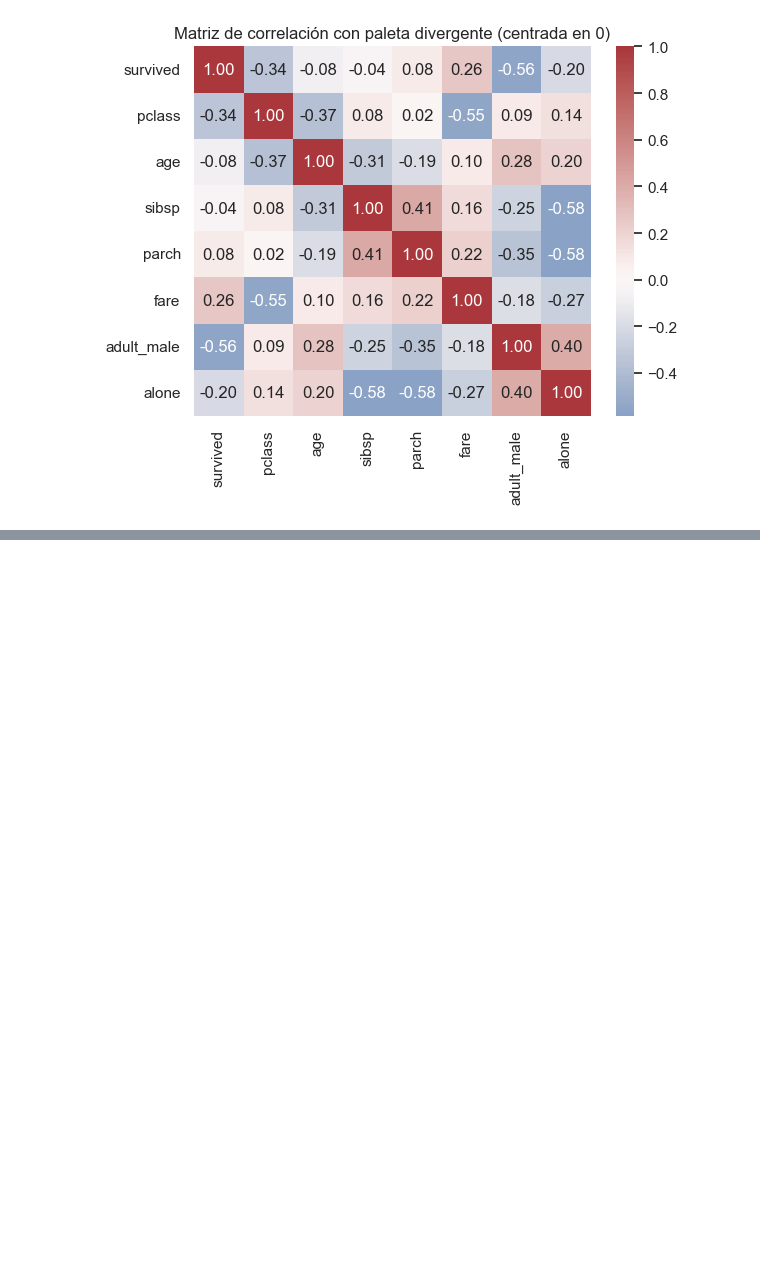
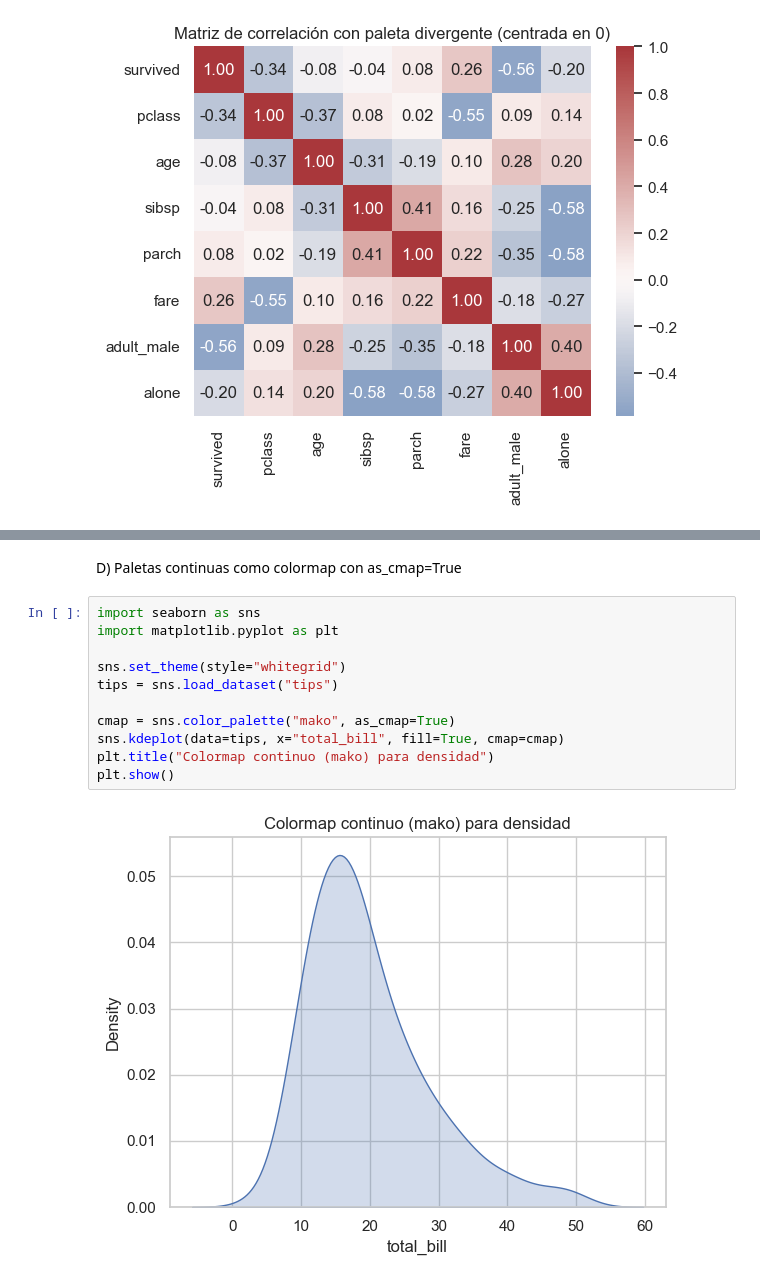
Before and after one commit to wilson-j-insaurralde/Seaborn, a Jupyter notebook: teoria/007_Estilo y personalización avanzada.ipynb, the cells around one changed output, grey strips where cells are left out. Saved outputs shown, nothing was run; the diff lists cells and outputs as text; blank space fills up the shorter version.

```diff
--- a/teoria/007_Estilo y personalización avanzada.ipynb
+++ b/teoria/007_Estilo y personalización avanzada.ipynb
@@ -42,0 +61,15 @@ plt.show()
+# %% [markdown]
+D) Paletas continuas como colormap con as_cmap=True
+# %%
+import seaborn as sns
+import matplotlib.pyplot as plt
+
+sns.set_theme(style="whitegrid")
+tips = sns.load_dataset("tips")
+
+cmap = sns.color_palette("mako", as_cmap=True)
+sns.kdeplot(data=tips, x="total_bill", fill=True, cmap=cmap)
+plt.title("Colormap continuo (mako) para densidad")
+plt.show()
+# %% [output]
+[figure, added]
```
Also changed, not shown: parts of 6 cells of this notebook.
